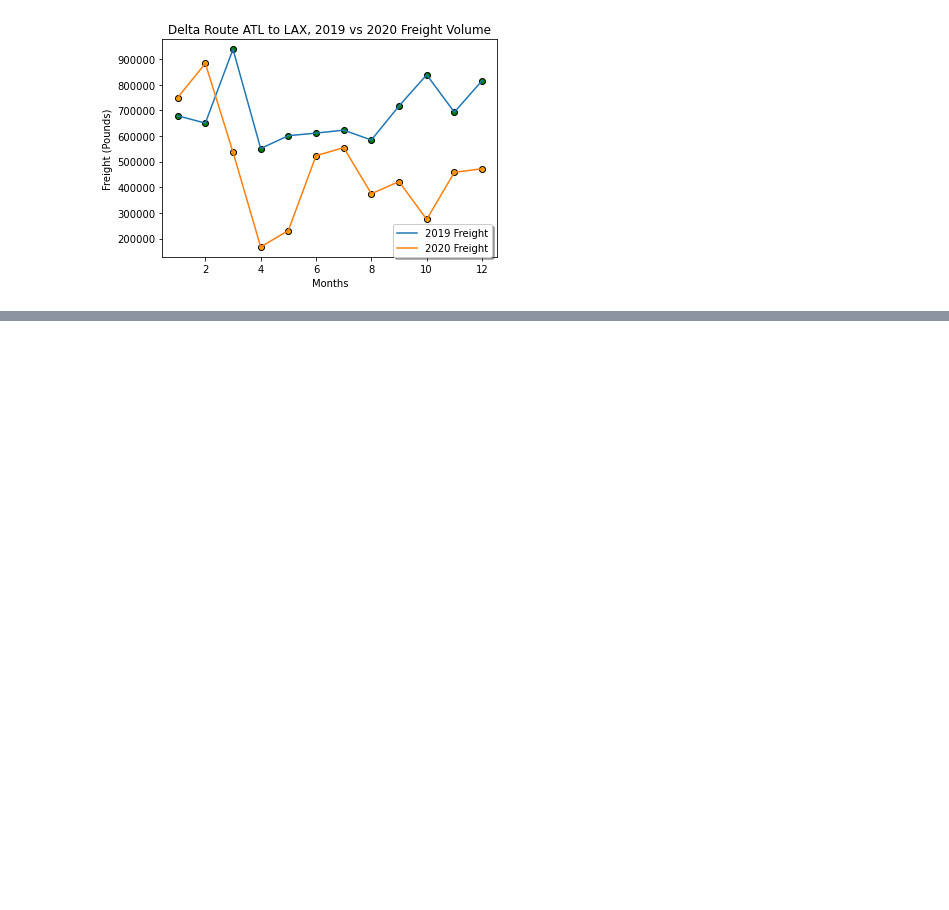
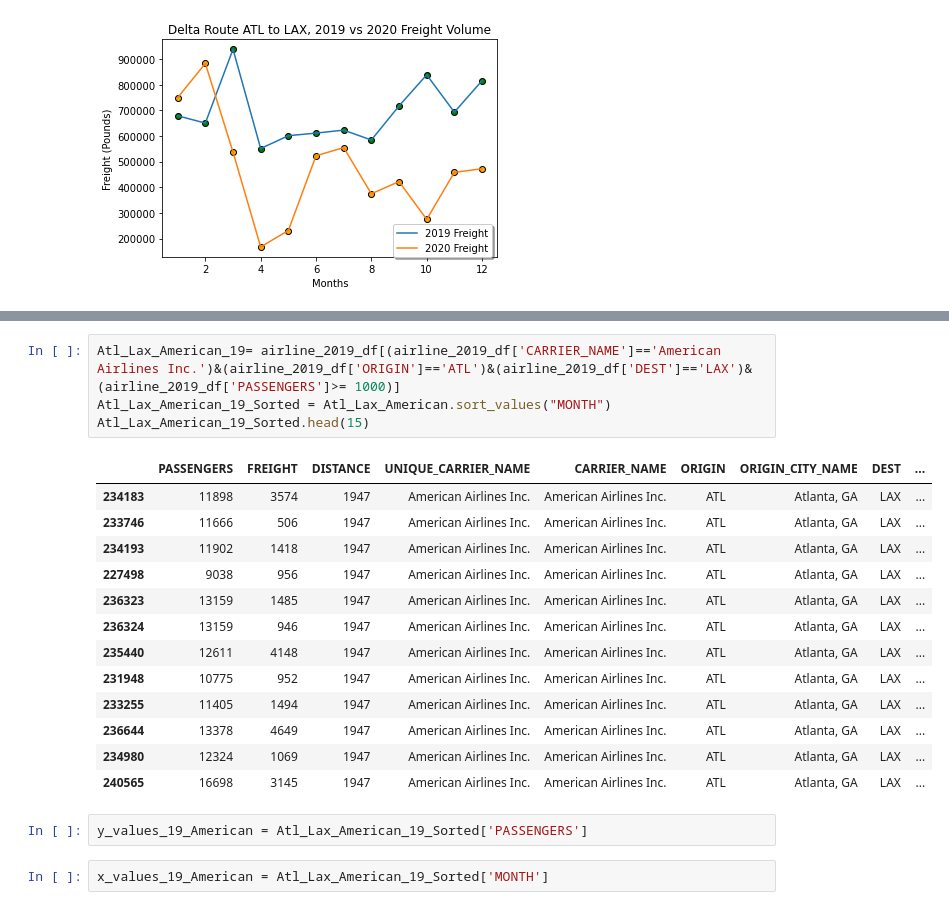
Before and after one commit to davew306/Project_Airline, a Jupyter notebook: Project Airlines Delta_ATL to LAX.ipynb, the cells around one changed output, grey strips where cells are left out. Drawn from its saved outputs; the diff is of its cells as text; blank space fills up the shorter version.

```diff
--- a/Project Airlines Delta_ATL to LAX.ipynb
+++ b/Project Airlines Delta_ATL to LAX.ipynb
@@ -154,0 +160,22 @@ ax1.legend(loc='lower right', bbox_to_anchor=(1,-.025), shadow=True, ncol=1)
+# %%
+Atl_Lax_American_19= airline_2019_df[(airline_2019_df['CARRIER_NAME']=='American Airlines Inc.')&(airline_2019_df['ORIGIN']=='ATL')&(airline_2019_df['DEST']=='LAX')&(airline_2019_df['PASSENGERS']>= 1000)]
+Atl_Lax_American_19_Sorted = Atl_Lax_American.sort_values("MONTH")
+Atl_Lax_American_19_Sorted.head(15)
+# %% [output]
+|  | PASSENGERS | FREIGHT | DISTANCE | UNIQUE_CARRIER_NAME | CARRIER_NAME | ORIGIN | ORIGIN_CITY_NAME | DEST | ... |
+| 234183 | 11898 | 3574 | 1947 | American Airlines Inc. | American Airlines Inc. | ATL | Atlanta, GA | LAX | ... |
+| 233746 | 11666 | 506 | 1947 | American Airlines Inc. | American Airlines Inc. | ATL | Atlanta, GA | LAX | ... |
+| 234193 | 11902 | 1418 | 1947 | American Airlines Inc. | American Airlines Inc. | ATL | Atlanta, GA | LAX | ... |
+| 227498 | 9038 | 956 | 1947 | American Airlines Inc. | American Airlines Inc. | ATL | Atlanta, GA | LAX | ... |
+| 236323 | 13159 | 1485 | 1947 | American Airlines Inc. | American Airlines Inc. | ATL | Atlanta, GA | LAX | ... |
+| 236324 | 13159 | 946 | 1947 | American Airlines Inc. | American Airlines Inc. | ATL | Atlanta, GA | LAX | ... |
+| 235440 | 12611 | 4148 | 1947 | American Airlines Inc. | American Airlines Inc. | ATL | Atlanta, GA | LAX | ... |
+| 231948 | 10775 | 952 | 1947 | American Airlines Inc. | American Airlines Inc. | ATL | Atlanta, GA | LAX | ... |
+| 233255 | 11405 | 1494 | 1947 | American Airlines Inc. | American Airlines Inc. | ATL | Atlanta, GA | LAX | ... |
+| 236644 | 13378 | 4649 | 1947 | American Airlines Inc. | American Airlines Inc. | ATL | Atlanta, GA | LAX | ... |
+| 234980 | 12324 | 1069 | 1947 | American Airlines Inc. | American Airlines Inc. | ATL | Atlanta, GA | LAX | ... |
+| 240565 | 16698 | 3145 | 1947 | American Airlines Inc. | American Airlines Inc. | ATL | Atlanta, GA | LAX | ... |
+# %%
+y_values_19_American = Atl_Lax_American_19_Sorted['PASSENGERS']
+# %%
+x_values_19_American = Atl_Lax_American_19_Sorted['MONTH']
```
Also changed, not shown: parts of 28 cells of this notebook.
